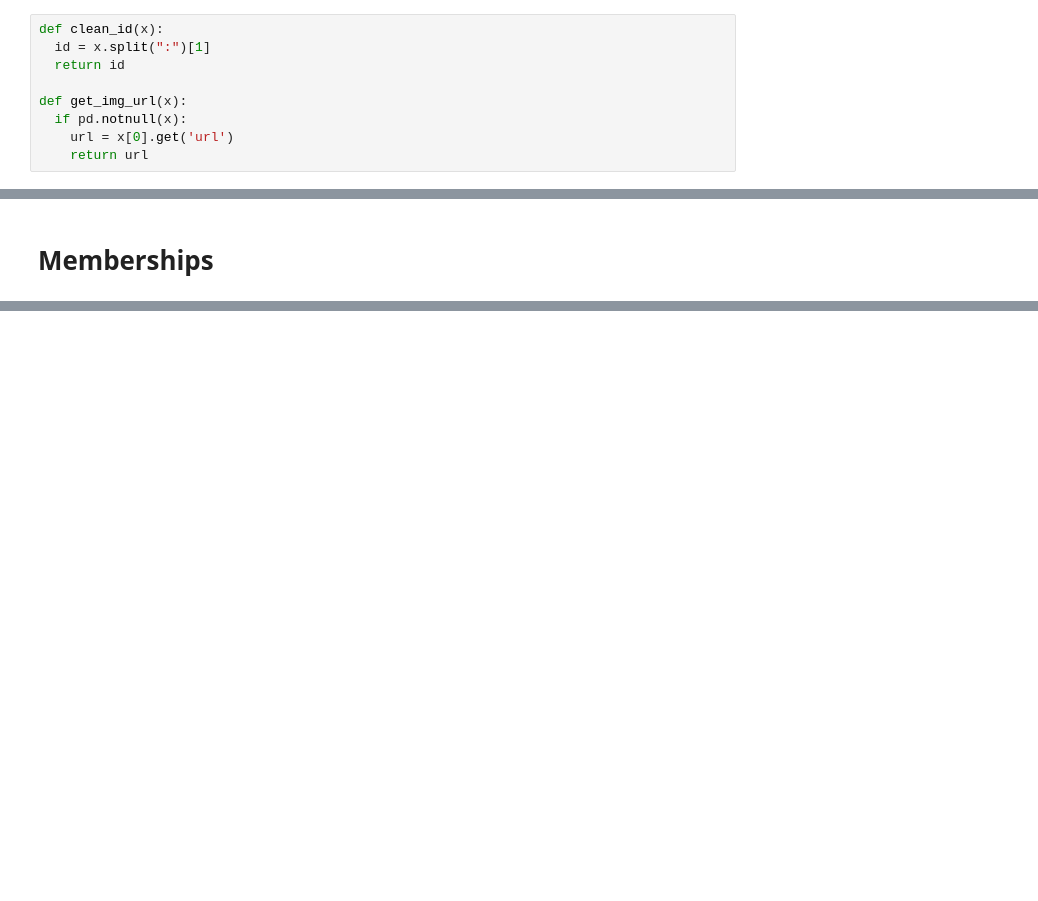
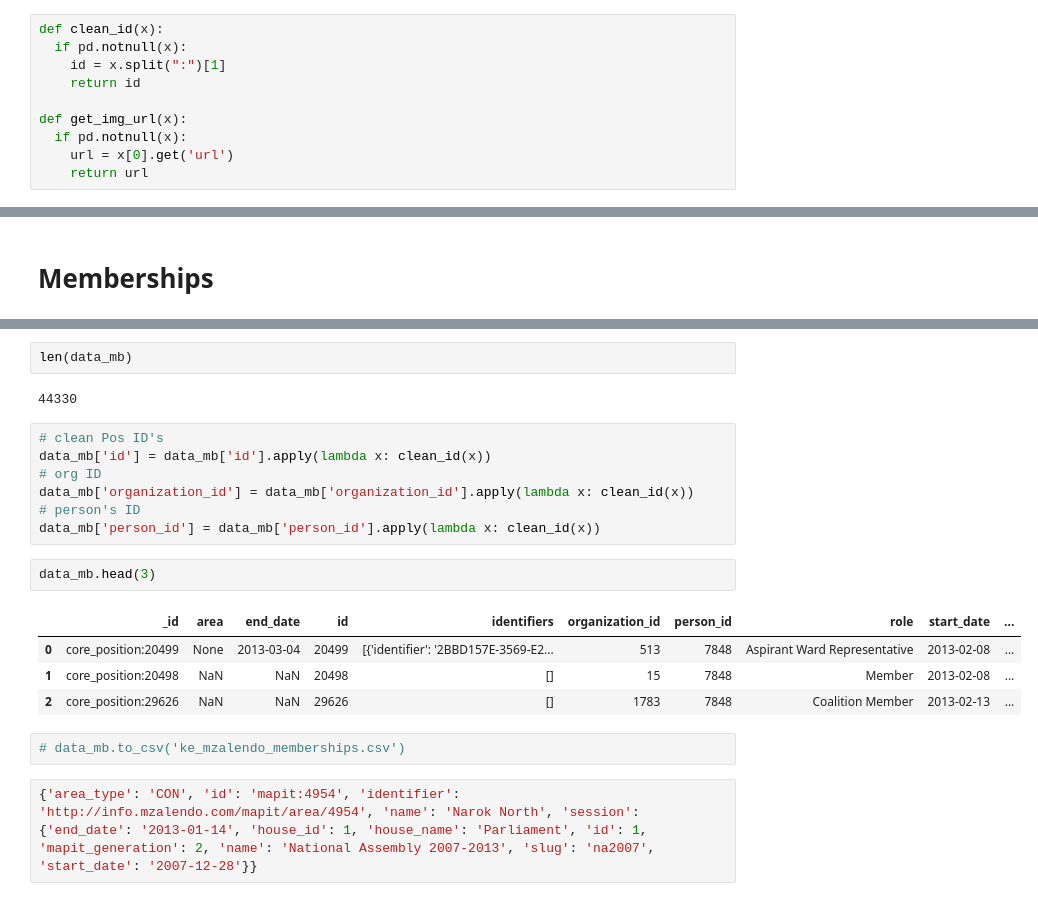
Before and after one commit to 4bic/mzalendo-wrangler, a Jupyter notebook: Mzalendo_Wrangler/mzalendo_ke_legislators_wrangler.ipynb, the cells around one changed output, grey strips where cells are left out. Drawn from its saved outputs; the diff is of its cells as text; blank space fills up the shorter version.

Commit message:
clean up persons <-> orgs IDS

```diff
--- a/Mzalendo_Wrangler/mzalendo_ke_legislators_wrangler.ipynb
+++ b/Mzalendo_Wrangler/mzalendo_ke_legislators_wrangler.ipynb
@@ -119,8 +119,9 @@ data_p.head(3)
 Clean up *id* and *images*  columns
 # %%
 def clean_id(x):
-  id = x.split(":")[1]
-  return id
+  if pd.notnull(x):
+    id = x.split(":")[1]
+    return id
 
 def get_img_url(x):
   if pd.notnull(x):
@@ -213,3 +214,25 @@ data_mb.head(3)
 | 0 | core_position:20499 | None | 2013-03-04 | core_position:20499 | [{'identifier': '2BBD157E-3569-E2... | core_organisation:513 | core_person:7848 | Aspirant Ward Representative | 2013-02-08 | ... |
 | 1 | core_position:20498 | NaN | NaN | core_position:20498 | [] | core_organisation:15 | core_person:7848 | Member | 2013-02-08 | ... |
 | 2 | core_position:29626 | NaN | NaN | core_position:29626 | [] | core_organisation:1783 | core_person:7848 | Coalition Member | 2013-02-13 | ... |
+# %%
+len(data_mb)
+# %% [output]
+44330
+# %%
+# clean Pos ID's
+data_mb['id'] = data_mb['id'].apply(lambda x: clean_id(x))
+# org ID
+data_mb['organization_id'] = data_mb['organization_id'].apply(lambda x: clean_id(x))
+# person's ID
+data_mb['person_id'] = data_mb['person_id'].apply(lambda x: clean_id(x))
+# %%
+data_mb.head(3)
+# %% [output]
+|  | _id | area | end_date | id | identifiers | organization_id | person_id | role | start_date | ... |
+| 0 | core_position:20499 | None | 2013-03-04 | 20499 | [{'identifier': '2BBD157E-3569-E2... | 513 | 7848 | Aspirant Ward Representative | 2013-02-08 | ... |
+| 1 | core_position:20498 | NaN | NaN | 20498 | [] | 15 | 7848 | Member | 2013-02-08 | ... |
+| 2 | core_position:29626 | NaN | NaN | 29626 | [] | 1783 | 7848 | Coalition Member | 2013-02-13 | ... |
+# %%
+# data_mb.to_csv('ke_mzalendo_memberships.csv')
+# %%
+{'area_type': 'CON', 'id': 'mapit:4954', 'identifier': 'http://info.mzalendo.com/mapit/area/4954', 'name': 'Narok North', 'session': {'end_date': '2013-01-14', 'house_id': 1, 'house_name': 'Parliament', 'id': 1, 'mapit_generation': 2, 'name': 'National Assembly 2007-2013', 'slug': 'na2007', 'start_date': '2007-12-28'}}
```
